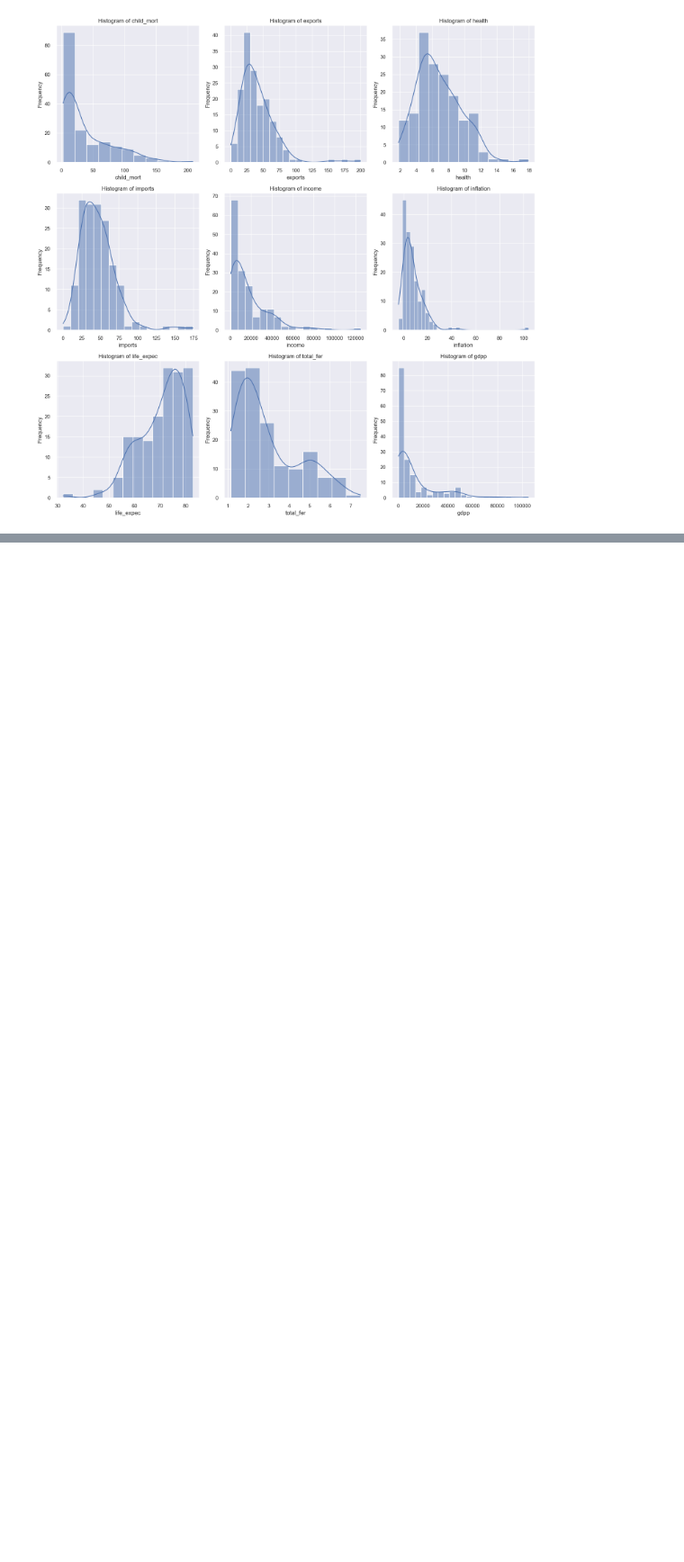
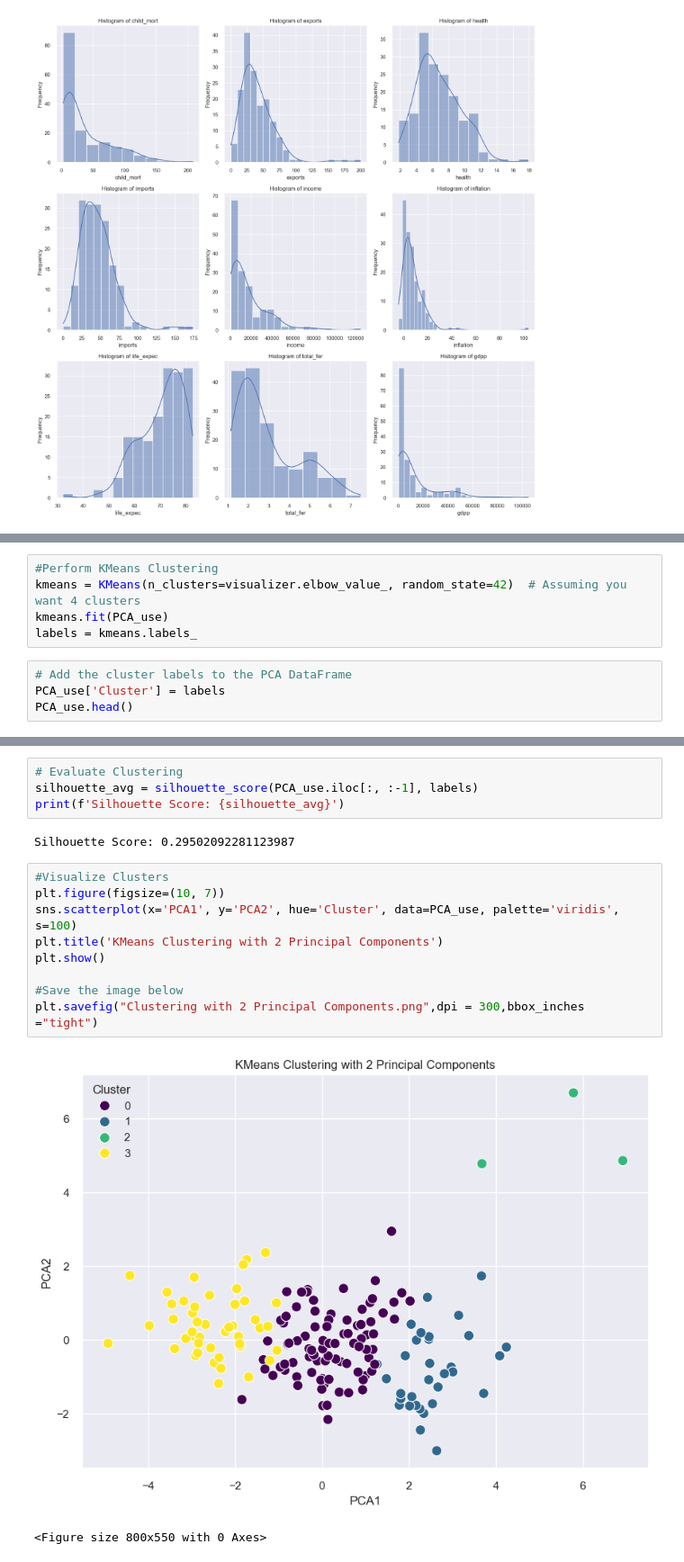
Before and after one commit to Tonyhans04/Unsupervised-learning, a Jupyter notebook: HELP International Data-checkpoint.ipynb, the cells around one changed output, grey strips where cells are left out. Shown at 90% size. Saved outputs shown, nothing was run; the diff lists cells and outputs as text; blank space fills up the shorter version.

```diff
--- a/HELP International Data-checkpoint.ipynb
+++ b/HELP International Data-checkpoint.ipynb
@@ -215,0 +240,9 @@ IndexError: only integers, slices (`:`), ellipsis (`...`), numpy.newaxis (`None`
+# %%
+#Perform KMeans Clustering
+kmeans = KMeans(n_clusters=visualizer.elbow_value_, random_state=42)  # Assuming you want 4 clusters
+kmeans.fit(PCA_use)
+labels = kmeans.labels_
+# %%
+# Add the cluster labels to the PCA DataFrame
+PCA_use['Cluster'] = labels
+PCA_use.head()
@@ -215,0 +256,18 @@ IndexError: only integers, slices (`:`), ellipsis (`...`), numpy.newaxis (`None`
+# %%
+# Evaluate Clustering
+silhouette_avg = silhouette_score(PCA_use.iloc[:, :-1], labels)
+print(f'Silhouette Score: {silhouette_avg}')
+# %% [output]
+Silhouette Score: 0.29502092281123987
+# %%
+#Visualize Clusters
+plt.figure(figsize=(10, 7))
+sns.scatterplot(x='PCA1', y='PCA2', hue='Cluster', data=PCA_use, palette='viridis', s=100)
+plt.title('KMeans Clustering with 2 Principal Components')
+plt.show()
+
+#Save the image below
+plt.savefig("Clustering with 2 Principal Components.png",dpi = 300,bbox_inches ="tight")
+# %% [output]
+[figure, added]
+<Figure size 800x550 with 0 Axes>
```
Also changed, not shown: parts of 33 cells of this notebook.
